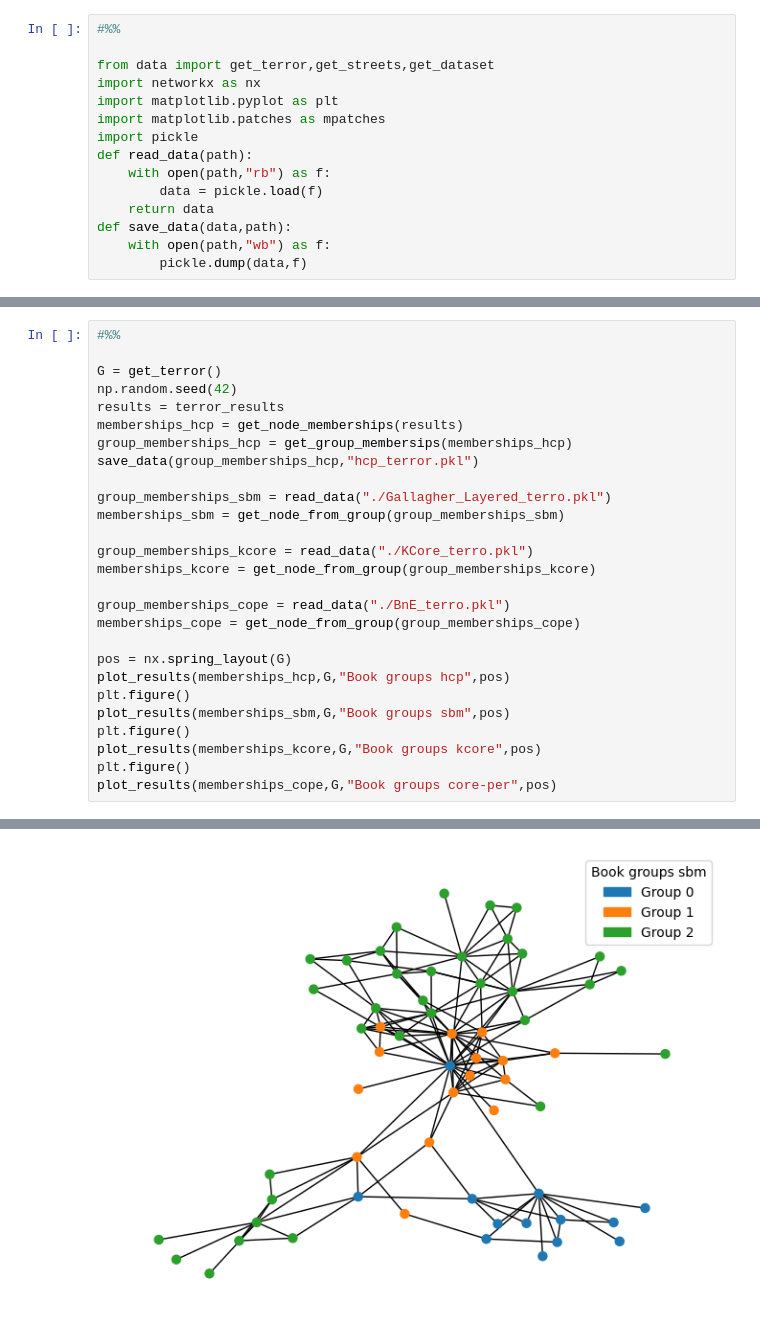
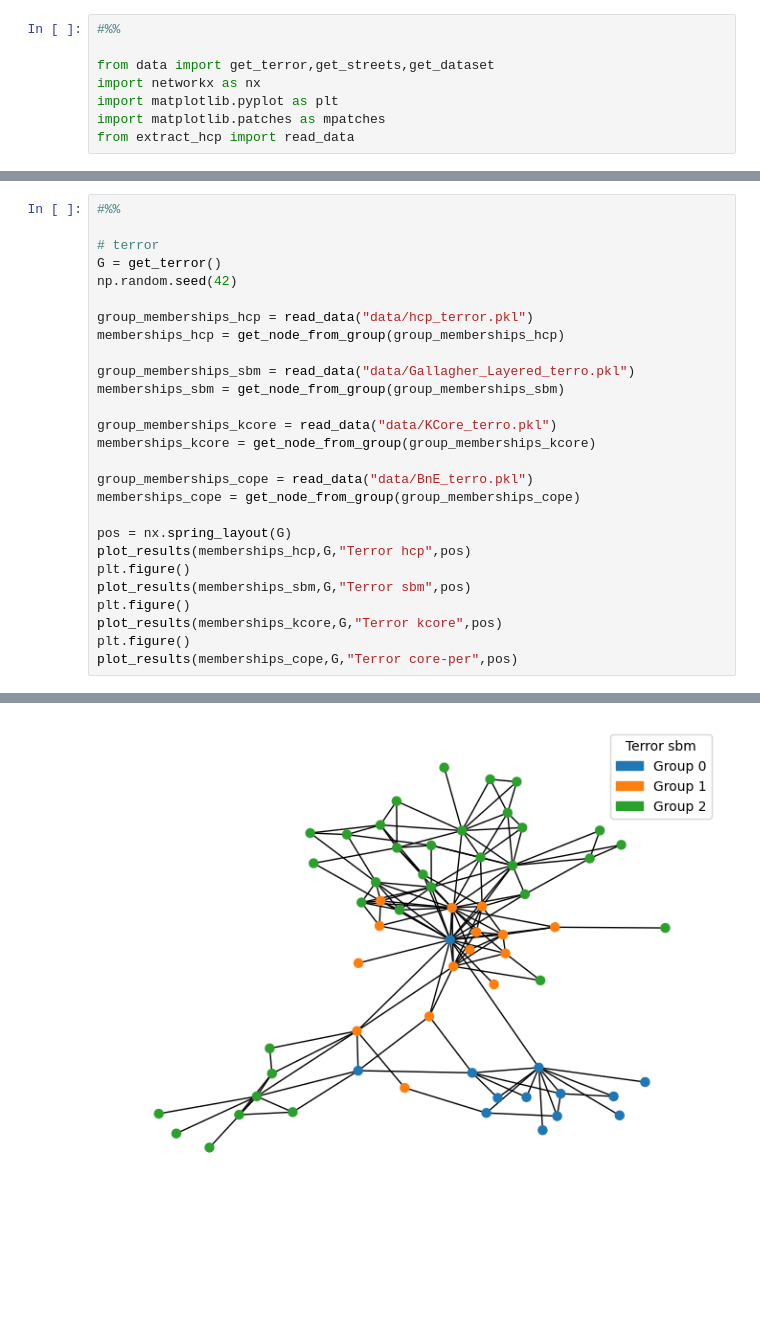
Before and after one commit to ThanosSkentzos/SNA-14B, a Jupyter notebook: results.ipynb, the cells around one changed output, grey strips where cells are left out. Cells and saved outputs as stored; diff of their text form; blank space fills up the shorter version.

```diff
--- a/results.ipynb
+++ b/results.ipynb
@@ -53,12 +27,5 @@ from data import get_terror,get_streets,get_dataset
 import networkx as nx
 import matplotlib.pyplot as plt
 import matplotlib.patches as mpatches
-import pickle
-def read_data(path):
-    with open(path,"rb") as f:
-        data = pickle.load(f)
-    return data
-def save_data(data,path):
-    with open(path,"wb") as f:
-        pickle.dump(data,f)
+from extract_hcp import read_data
 # %% [output]
@@ -98,28 +65,28 @@ plot_results(memberships_cope,G,"Book groups core-per",pos)
 # %%
 #%%
 
+# terror
 G = get_terror()
 np.random.seed(42)
-results = terror_results
-memberships_hcp = get_node_memberships(results)
-group_memberships_hcp = get_group_membersips(memberships_hcp)
-save_data(group_memberships_hcp,"hcp_terror.pkl")
 
-group_memberships_sbm = read_data("./Gallagher_Layered_terro.pkl")
+group_memberships_hcp = read_data("data/hcp_terror.pkl")
+memberships_hcp = get_node_from_group(group_memberships_hcp)
+
+group_memberships_sbm = read_data("data/Gallagher_Layered_terro.pkl")
 memberships_sbm = get_node_from_group(group_memberships_sbm)
 
-group_memberships_kcore = read_data("./KCore_terro.pkl")
+group_memberships_kcore = read_data("data/KCore_terro.pkl")
 memberships_kcore = get_node_from_group(group_memberships_kcore)
 
-group_memberships_cope = read_data("./BnE_terro.pkl")
+group_memberships_cope = read_data("data/BnE_terro.pkl")
 memberships_cope = get_node_from_group(group_memberships_cope)
 
 pos = nx.spring_layout(G)
-plot_results(memberships_hcp,G,"Book groups hcp",pos)
+plot_results(memberships_hcp,G,"Terror hcp",pos)
 plt.figure()
-plot_results(memberships_sbm,G,"Book groups sbm",pos)
+plot_results(memberships_sbm,G,"Terror sbm",pos)
 plt.figure()
-plot_results(memberships_kcore,G,"Book groups kcore",pos)
+plot_results(memberships_kcore,G,"Terror kcore",pos)
 plt.figure()
-plot_results(memberships_cope,G,"Book groups core-per",pos)
+plot_results(memberships_cope,G,"Terror core-per",pos)
 # %% [output]
@@ -127 +94 @@ plot_results(memberships_cope,G,"Book groups core-per",pos)
-[figure, old version]
+[figure, new version]
```
Also changed, not shown: parts of 9 cells of this notebook, 1 other file.
